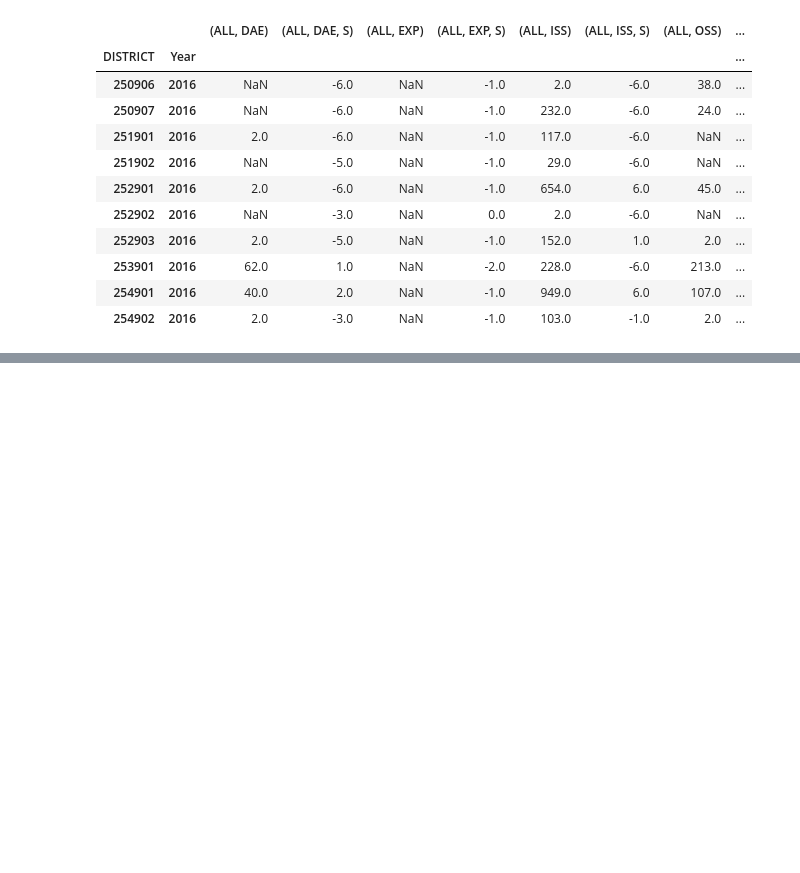
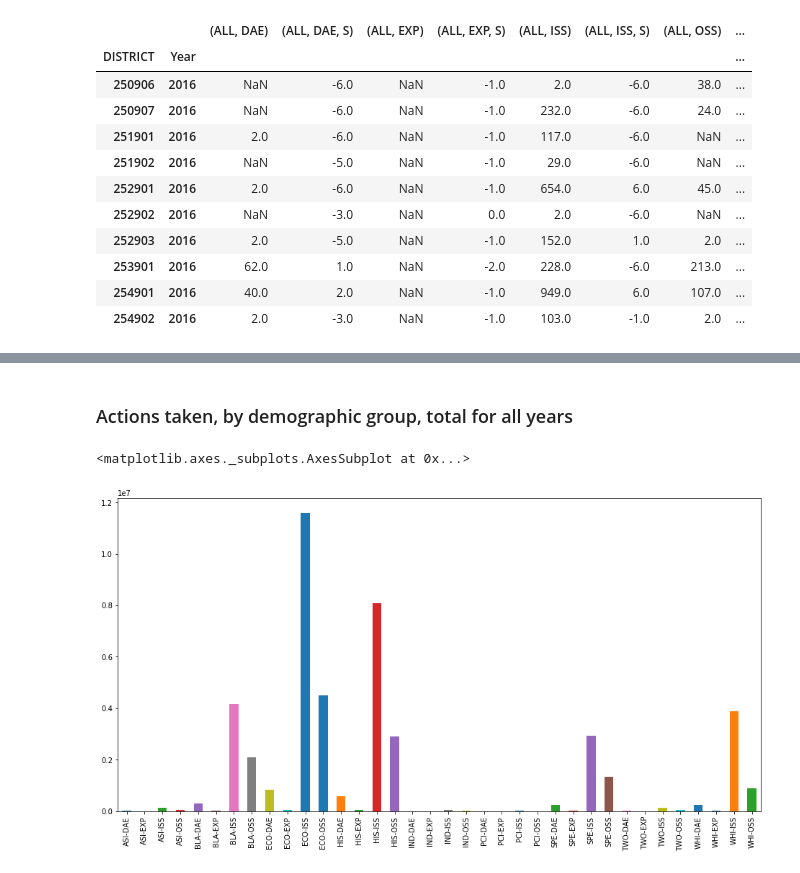
Before and after one commit to txappleseed/txappleseedmap, a Jupyter notebook: scripts/TEAtoCSVAllYears.ipynb, the cells around one changed output, grey strips where cells are left out. Saved outputs shown, nothing was run; the diff lists cells and outputs as text; code cells hidden in the pictures; blank space fills up the shorter version.

```diff
--- a/scripts/TEAtoCSVAllYears.ipynb
+++ b/scripts/TEAtoCSVAllYears.ipynb
@@ -229,8 +231,7 @@ def getYear(year):
                             dtype = {year_col: int})
                 for region in range(1,21)]
     a = pd.concat(one_year)
-    # a = a[~a.index.duplicated(keep='last')]  # a single row was causing a non-unique multiindex error
-    # dfnames = a[["DISTRICT", "DISTNAME"]].drop_duplicates()
+
     df = formatDF(a, year, year_col).rename(columns={year_col: "Count"})
 
     dfpivot = df.pivot_table(index=['DISTRICT','Year'], columns=['HEADING NAME', 'SECTION'], values='Count')
@@ -254,10 +255,9 @@ def getYear(year):
             dfpivot["ALL", p] = dfpivot["ALLS", p]
 
     # Dropping columns that were just used to get totals, and won't be needed for the map.
+    # And sorting columns back into order
 
-    dfpivot = dfpivot.drop("ALLS", axis=1, level=0)
-    dfpivot = dfpivot.drop("NON SPE", axis=1, level=0)
-    dfpivot = dfpivot.sort_index(axis=1) # sorting columns back into order
+    dfpivot = dfpivot.drop("ALLS", axis=1, level=0).drop("NON SPE", axis=1, level=0).sort_index(axis=1)
 
     districtPath = '../data/from_agency/districts/district{}.dat'.format(year)
     district = populations(districtPath, year)
@@ -356,3 +360,11 @@ all_years.to_csv("../data/processed/schoolToPrison_flat.csv")
+# %% [markdown]
+### Actions taken, by demographic group, total for all years
+# %%
+indexer = [c for c in all_years.columns if len(c) == 7 if c[:3] != "ALL" if c[-3:] != "POP"]
+all_years[indexer].sum(axis=0).plot(kind = 'bar', figsize = (16,8))
+# %% [output]
+<matplotlib.axes._subplots.AxesSubplot at 0x...>
+[figure, added]
 # %%
 # Checking to see how to restore the column MultiIndex
 # but the output CSV just has a regular index for the columns (dtype: string)
```
Also changed, not shown: parts of 5 cells of this notebook, 1 other file.
